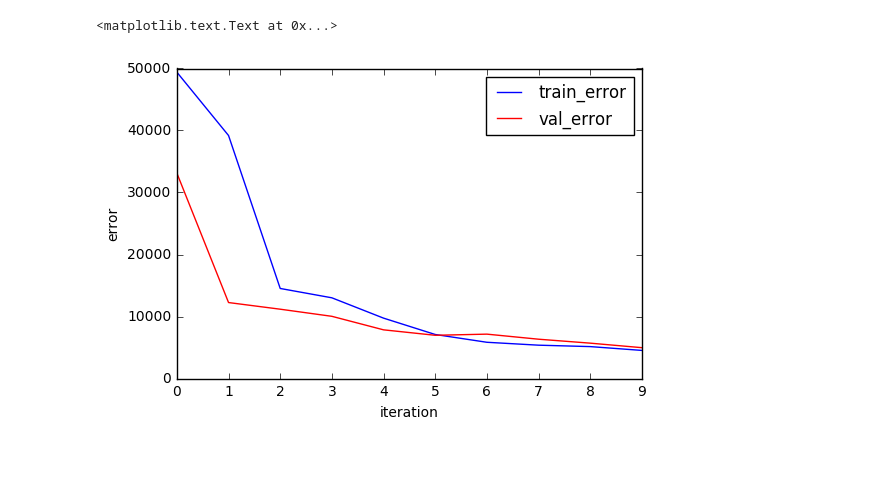
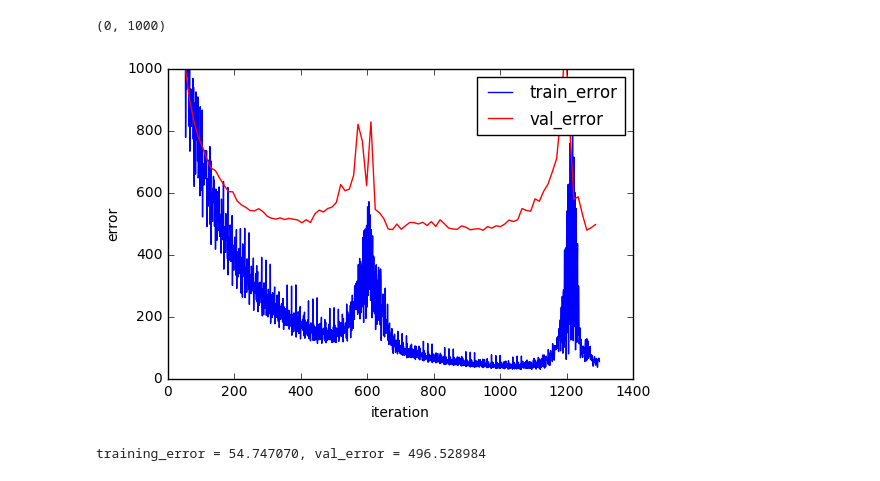
Before and after one commit to shaktisourav/facial_keypoint_recognition, a Jupyter notebook: src/facial_recog_le_net.ipynb, the cells around one changed output. Cells and saved outputs as stored; diff of their text form; code cells hidden in the pictures.

Commit message:
add training loop. used for training.

```diff
--- a/src/facial_recog_le_net.ipynb
+++ b/src/facial_recog_le_net.ipynb
@@ -10,3 +29,13 @@ import caffe
+# %%
+#Define all params for training
+batch_size = 128
+base_learning_rate = 1e-4
+num_epochs = 100
+regularization_param = 5e-4
+td_size = X_train_clean_cv.shape[0]
+# td_size = 256
+val_data_size = X_val_clean_cv.shape[0]
+# val_data_size = 2*batch_size
 # %%
 from caffe import layers as L, params as P
 
@@ -33,7 +62,7 @@ def lenet(hdf5_list, batch_size=64):
 
 train_net_path = 'train_net.prototxt'
 test_net_path = 'test_net.prototxt'
-batch_size = 64
+
 with open(train_net_path, 'w') as f:
     f.write(str(lenet(hdf5_list='../data/train_hdf5.list', batch_size=batch_size)))
 
@@ -120,7 +134,6 @@ loaded:  ['X_val_clean_cv', 'y_val_clean_cv', 'y_train_clean_cv', 'feature_label
 %%time
 
 import h5py
-td_size = 64
 f = h5py.File('../data/train_data_lenet.hd5', 'w')
 f.create_dataset('data', data=X_train_clean_cv[0:td_size], compression='gzip', compression_opts=4)
 f.create_dataset('label', data=y_train_clean_cv[0:td_size], compression='gzip', compression_opts=4)
@@ -255,13 +282,18 @@ Wall time: 37.9 s
 # %%
 import matplotlib.pyplot as plt
 
 _, ax1 = plt.subplots()
 # ax2 = ax1.twinx()
 ax1.plot(range(niter), train_error, label='train_error')
-ax1.plot(val_interval * range(len(val_error)), val_error, 'r', label='val_error')
+ax1.plot(val_interval * np.arange(len(val_error)), val_error, 'r', label='val_error')
 ax1.legend()
 ax1.set_xlabel('iteration')
 ax1.set_ylabel('error')
+ax1.set_ylim([0,1000])
 # %% [output]
-<matplotlib.text.Text at 0x...>
+(0, 1000)
-[figure, old version]
+[figure, new version]
+# %%
+print "training_error = %f, val_error = %f" % (train_error[-1], val_error[-1])
+# %% [output]
+training_error = 54.747070, val_error = 496.528984
```
Also changed, not shown: parts of 11 cells of this notebook.
